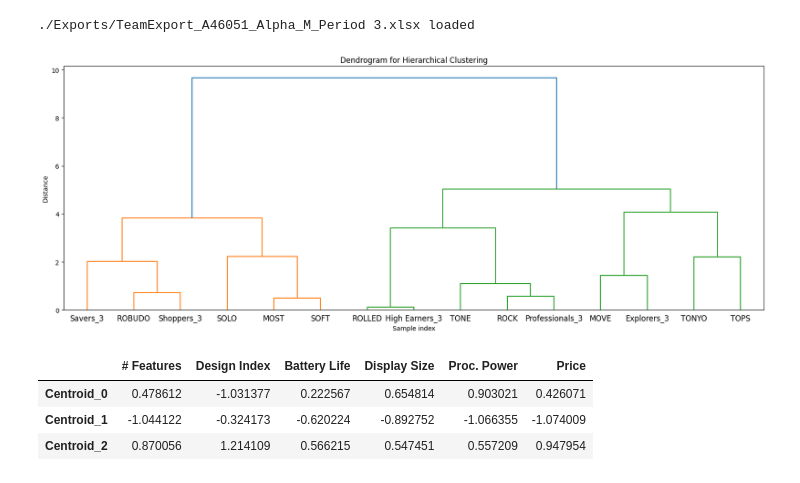
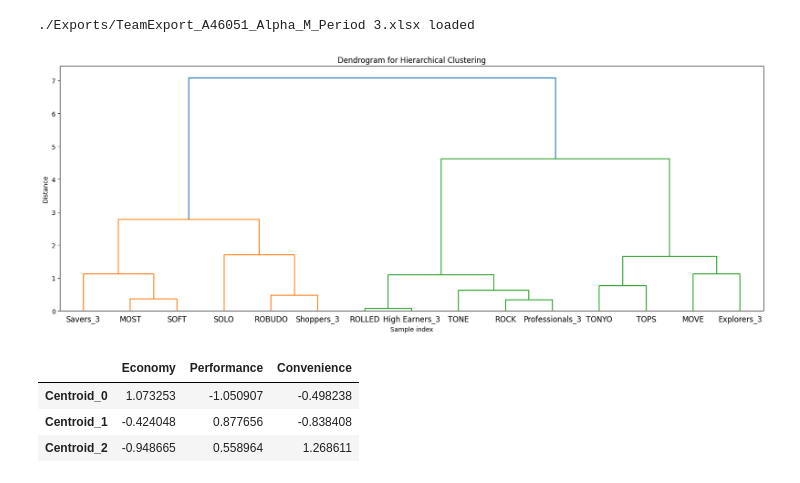
Before and after one commit to FedericoCortesi/Markstrat, a Jupyter notebook: clustering.ipynb, the cells around one changed output. Cells and saved outputs as stored; diff of their text form; code cells hidden in the pictures.

```diff
--- a/clustering.ipynb
+++ b/clustering.ipynb
@@ -1,31 +1,31 @@
 # %%
 from Clustering import HierarchicalClustering
 from Brands import Sonites
 
 son = Sonites()
 #df_comprehensive_feat = son.obtain_comprehensive_df_features()
 #df_comprehensive_feat
 #data = df_comprehensive_feat
 
-df_comprehensive = son.get_comprehensive_df_semantic()
+df_comprehensive = son.get_comprehensive_df_mds()
 df_comprehensive
 data = df_comprehensive
 
 
 hc = HierarchicalClustering(data, n_clusters=3, linkage_method='ward', scale_data=True)
 
 hc.plot_dendrogram()
 # %% [output]
 ./Exports/TeamExport_A46051_Alpha_M_Period 3.xlsx loaded
-[figure, old version]
+[figure, new version]
 # %%
 centroids = hc.get_cluster_centroids()
 centroids
 # %% [output]
-|  | # Features | Design Index | Battery Life | Display Size | Proc. Power | Price |
-| Centroid_0 | 0.478612 | -1.031377 | 0.222567 | 0.654814 | 0.903021 | 0.426071 |
-| Centroid_1 | -1.044122 | -0.324173 | -0.620224 | -0.892752 | -1.066355 | -1.074009 |
-| Centroid_2 | 0.870056 | 1.214109 | 0.566215 | 0.547451 | 0.557209 | 0.947954 |
+|  | Economy | Performance | Convenience |
+| Centroid_0 | 1.073253 | -1.050907 | -0.498238 |
+| Centroid_1 | -0.424048 | 0.877656 | -0.838408 |
+| Centroid_2 | -0.948665 | 0.558964 | 1.268611 |
 # %%
 hc.clusters_labels
 # %% [output]
```
Also changed, not shown: parts of 3 cells of this notebook, 5 other files.
